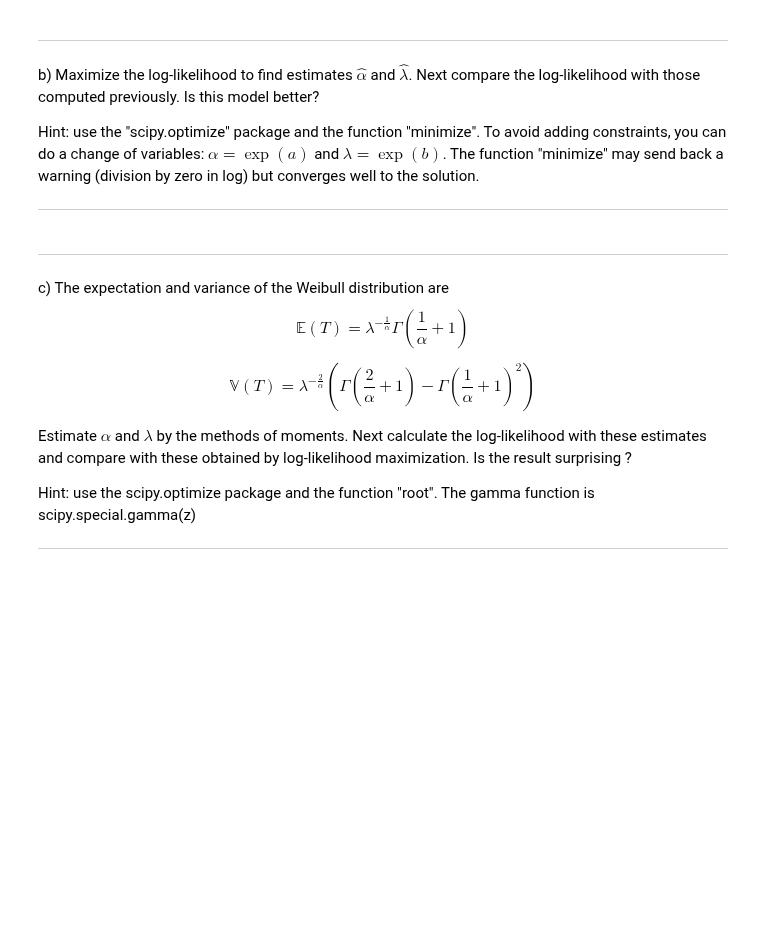
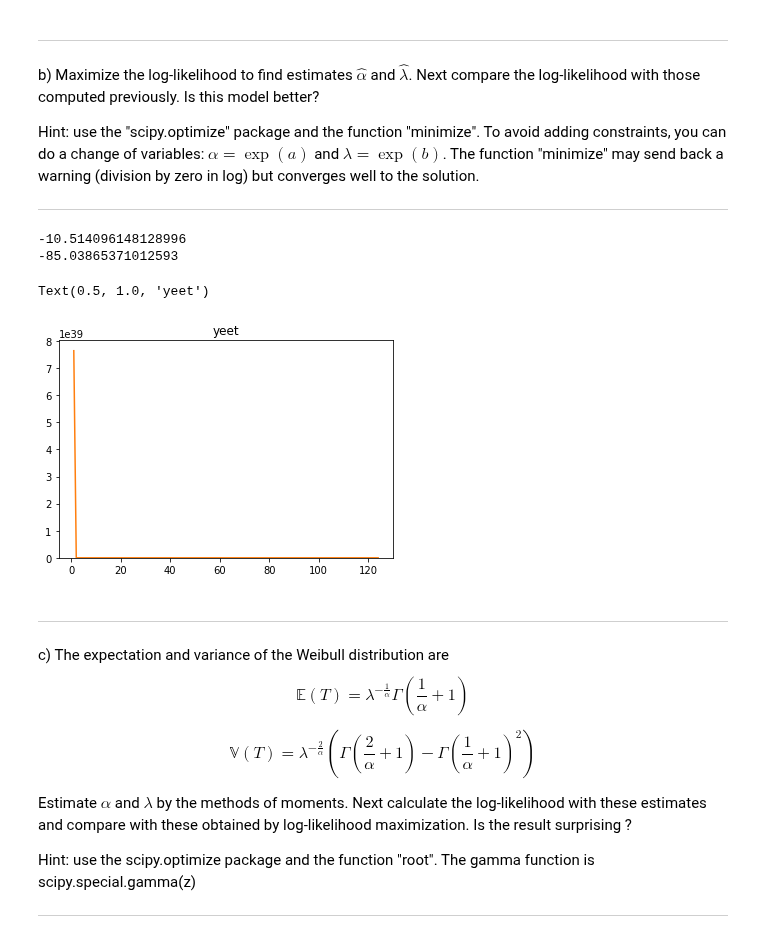
Before and after one commit to evandieren/Statistics-and-Data-Science-LEPL1109, a Jupyter notebook: Hackathon1.ipynb, the cells around one changed output. Saved outputs shown, nothing was run; the diff lists cells and outputs as text; code cells hidden in the pictures; blank space fills up the shorter version.

Commit message:
parfois ça fonctionne donc YEET

```diff
--- a/Hackathon1.ipynb
+++ b/Hackathon1.ipynb
@@ -167,14 +167,15 @@ a) Write two functions: one for the density and one that computes the log-likeli
 
 ------------------------------------------------------------------------------------------------------
 # %%
-Weibull_pdf = lambda t, a, l : l*a*np.power(t,a-1)*np.exp(-l*np.power(t,a))
+Weibull_pdf = lambda t, a, l: l*a*np.power(t,a-1)*np.exp(-l*np.power(t,a))
 
-def log_likelihood_Weibull(data,a,l):
+def log_likelihood_Weibull(yeet,data):
+    [a,l] = yeet
     L = []
     for x in data:
-        y =  Weibull_pdf(data,a,l)
+        y =  Weibull_pdf(float(x),a,l)
         L.append(np.log(y))
     return np.sum(L)
 
-print(log_likelihood_Weibull(data,1,1/28))
+print(log_likelihood_Weibull((1,1/28),data))
 # %% [output]
@@ -193,3 +191,20 @@ from scipy import optimize
+# %%
+from scipy import optimize
+x0 = [1,1/28]
+a_weilbull, l_weilbull = optimize.minimize(log_likelihood_Weibull,x0,data).x
+
+print(a_weilbull)
+print(l_weilbull)
+
+x = np.arange(0,np.max(data)[0]+1)
+plt.hist(data,bins=50,density=True)
+plt.plot(Weibull_pdf(x,a_weilbull,l_weilbull))
+plt.title("yeet")
+# %% [output]
+-10.514096148128996
+-85.03865371012593
+Text(0.5, 1.0, 'yeet')
+[figure, added]
 # %% [markdown]
 ------------------------------------------------------------------------------------------------------
 
```
Also changed, not shown: parts of 6 cells of this notebook, 1 other file.
